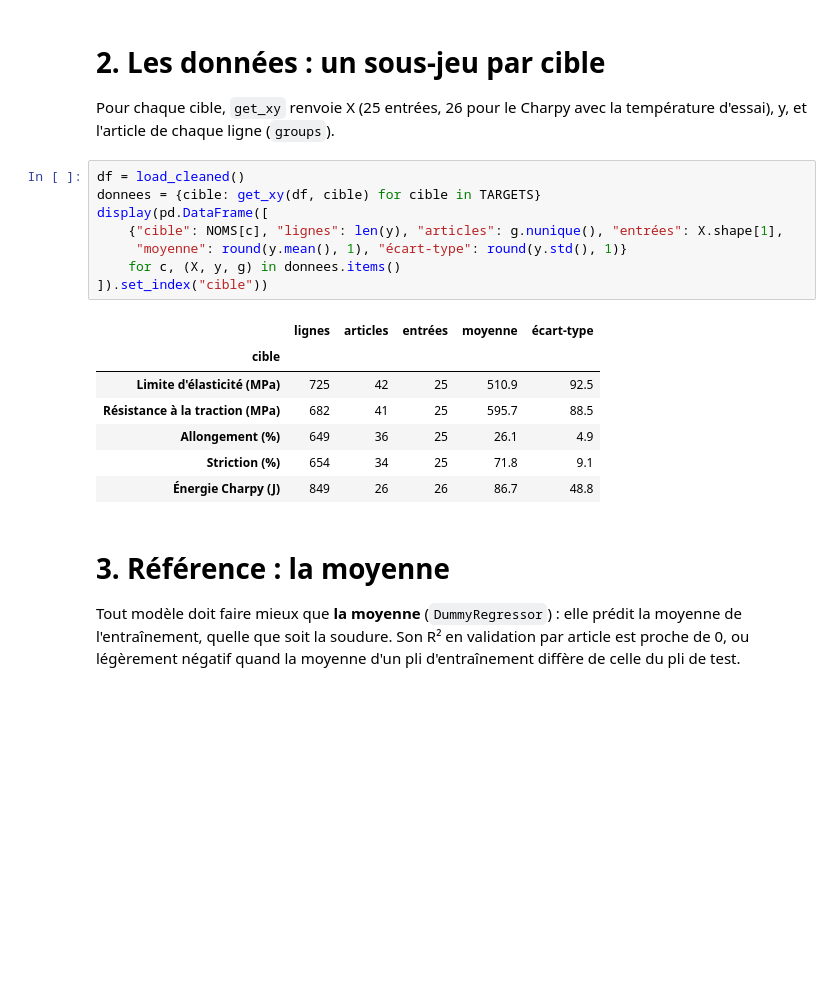
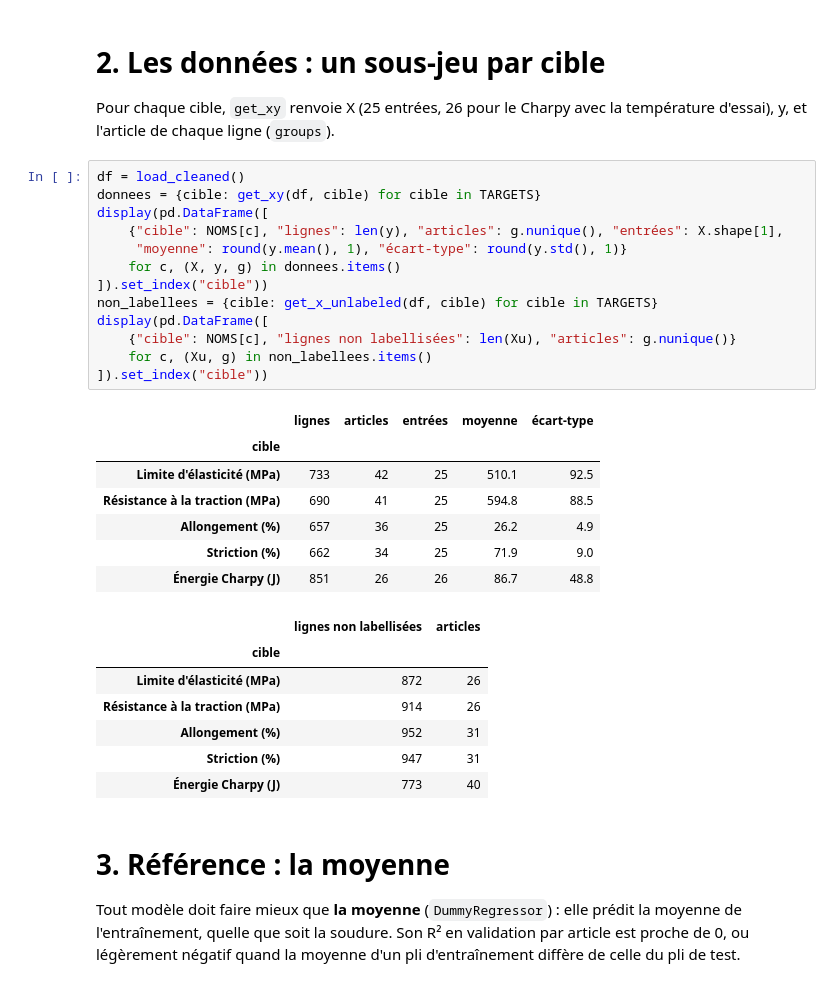
Before and after one commit to marglgls/Projet-ML-soudures, a Jupyter notebook: modeles.ipynb, the cells around one changed output. Drawn from its saved outputs; the diff is of its cells as text; blank space fills up the shorter version.

```diff
--- a/modeles.ipynb
+++ b/modeles.ipynb
@@ -209,19 +222,31 @@ Pour chaque cible, `get_xy` renvoie X (25 entrées, 26 pour le Charpy avec la te
 # %%
 df = load_cleaned()
 donnees = {cible: get_xy(df, cible) for cible in TARGETS}
 display(pd.DataFrame([
     {"cible": NOMS[c], "lignes": len(y), "articles": g.nunique(), "entrées": X.shape[1],
      "moyenne": round(y.mean(), 1), "écart-type": round(y.std(), 1)}
     for c, (X, y, g) in donnees.items()
 ]).set_index("cible"))
+non_labellees = {cible: get_x_unlabeled(df, cible) for cible in TARGETS}
+display(pd.DataFrame([
+    {"cible": NOMS[c], "lignes non labellisées": len(Xu), "articles": g.nunique()}
+    for c, (Xu, g) in non_labellees.items()
+]).set_index("cible"))
 # %% [output]
 |  | lignes | articles | entrées | moyenne | écart-type |
 | cible |  |  |  |  |  |
-| Limite d'élasticité (MPa) | 725 | 42 | 25 | 510.9 | 92.5 |
-| Résistance à la traction (MPa) | 682 | 41 | 25 | 595.7 | 88.5 |
-| Allongement (%) | 649 | 36 | 25 | 26.1 | 4.9 |
-| Striction (%) | 654 | 34 | 25 | 71.8 | 9.1 |
-| Énergie Charpy (J) | 849 | 26 | 26 | 86.7 | 48.8 |
+| Limite d'élasticité (MPa) | 733 | 42 | 25 | 510.1 | 92.5 |
+| Résistance à la traction (MPa) | 690 | 41 | 25 | 594.8 | 88.5 |
+| Allongement (%) | 657 | 36 | 25 | 26.2 | 4.9 |
+| Striction (%) | 662 | 34 | 25 | 71.9 | 9.0 |
+| Énergie Charpy (J) | 851 | 26 | 26 | 86.7 | 48.8 |
+|  | lignes non labellisées | articles |
+| cible |  |  |
+| Limite d'élasticité (MPa) | 872 | 26 |
+| Résistance à la traction (MPa) | 914 | 26 |
+| Allongement (%) | 952 | 31 |
+| Striction (%) | 947 | 31 |
+| Énergie Charpy (J) | 773 | 40 |
 # %% [markdown]
 # 3. Référence : la moyenne
 
```
Also changed, not shown: parts of 48 cells of this notebook, 5 other files.
